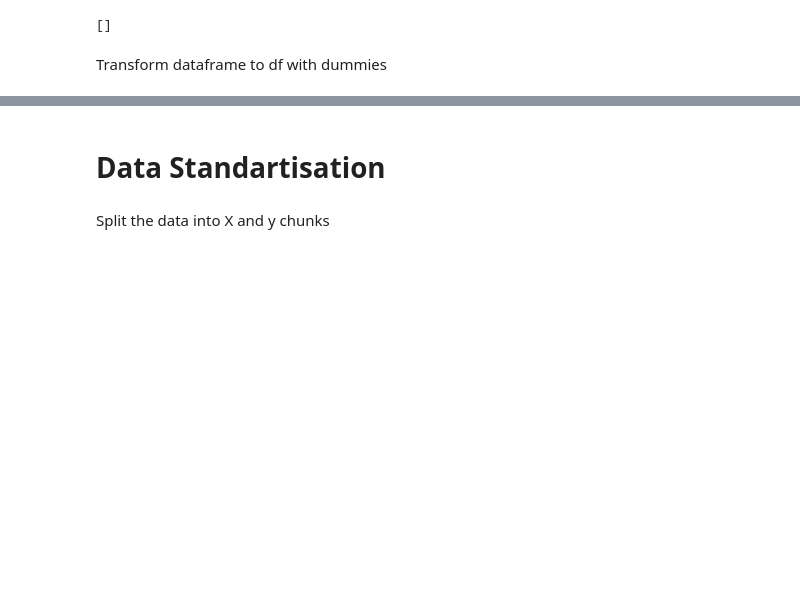
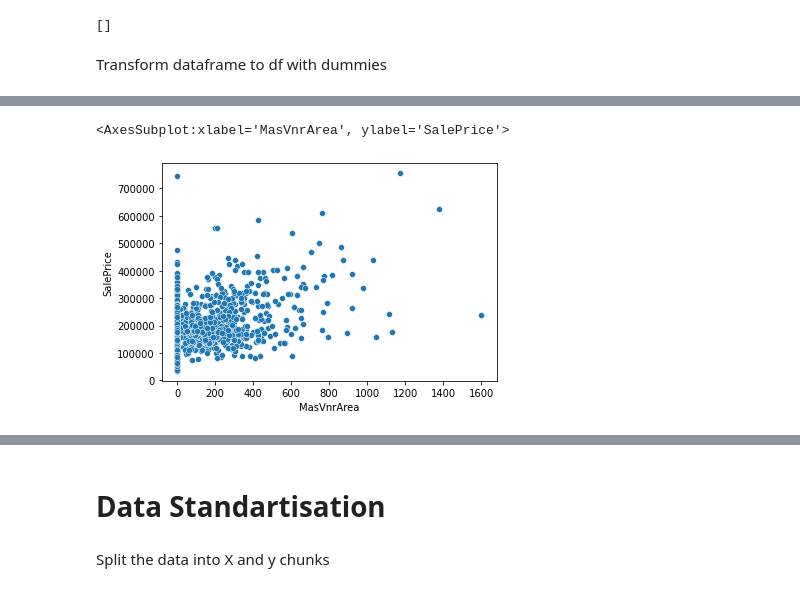
Before and after one commit to myredex/kaggle_house_price_prediction, a Jupyter notebook: kaggle-house-prices-basics.ipynb, the cells around one changed output, grey strips where cells are left out. Drawn from its saved outputs; the diff is of its cells as text; code cells hidden in the pictures; blank space fills up the shorter version.

Commit message:
Kaggle Notebook | kaggle_house_prices_basics | Version 11

```diff
--- a/kaggle-house-prices-basics.ipynb
+++ b/kaggle-house-prices-basics.ipynb
@@ -721,9 +721,6 @@ sns.barplot(x=train_df['GarageYrBlt'], y=train_df['SalePrice'], data=train_df)
 <AxesSubplot:xlabel='GarageYrBlt', ylabel='SalePrice'>
 [figure]
 # %%
-# Replace missed values by mean
-train_df["LotFrontage"] = train_df["LotFrontage"].transform(lambda x: x.fillna(x.median))
-train_df["GarageYrBlt"] = train_df["GarageYrBlt"].transform(lambda x: x.fillna(x.median))
-
-train_df.isna().sum()
+train_df["LotFrontage"] = train.groupby("Neighborhood")["LotFrontage"].transform(lambda x: x.fillna(x.median()))
+train_df["LotFrontage"].isna().sum()
 # %% [output]
@@ -751,2 +727,0 @@ dtype: object
-# %%
-train_df.drop("LotFrontage", axis=1, inplace=True)
@@ -858,0 +851,5 @@ def get_dataframe_with_dummy_vars(df, list_of_columns):
+# %%
+sns.scatterplot(x=train_df["MasVnrArea"], y=train_df["SalePrice"], data=train_df)
+# %% [output]
+<AxesSubplot:xlabel='MasVnrArea', ylabel='SalePrice'>
+[figure, added]
```
Also changed, not shown: parts of 20 cells of this notebook.
